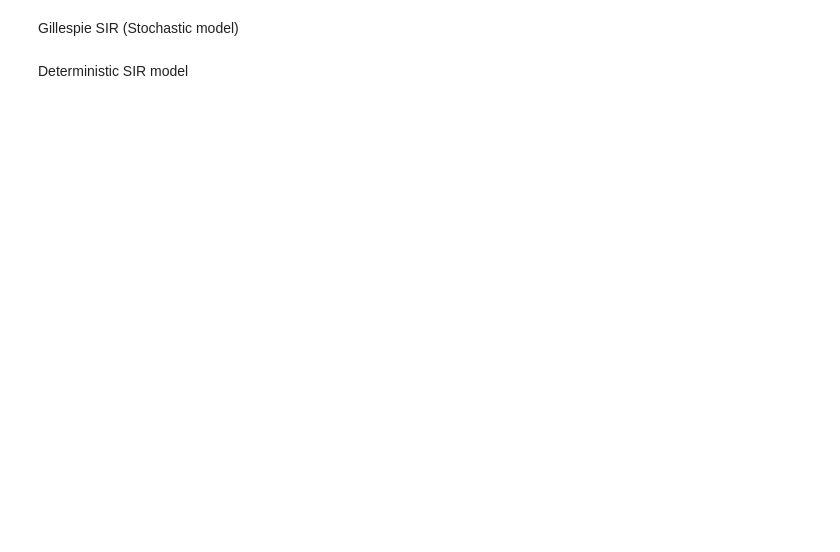
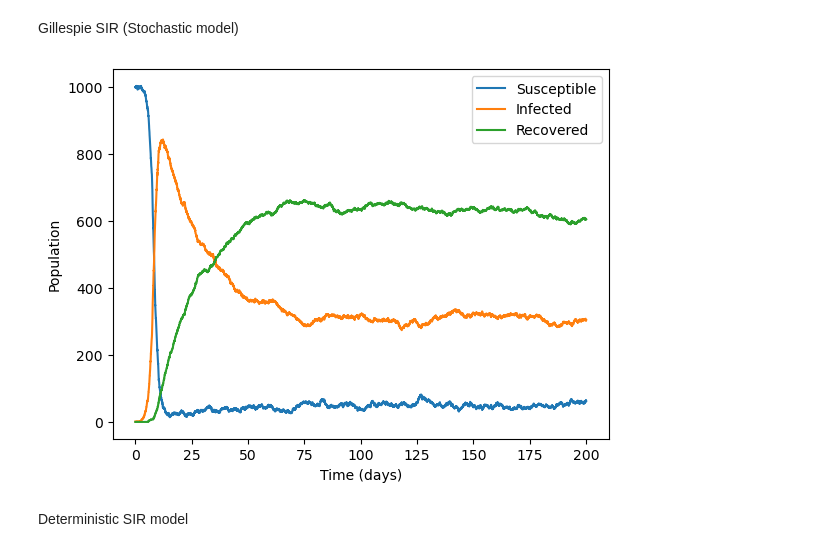
Before and after one commit to zoeazra/CLS-Ass-2, a Jupyter notebook: assignment 2.ipynb, the cells around one changed output. Cells and saved outputs as stored; diff of their text form; code cells hidden in the pictures; blank space fills up the shorter version.

```diff
--- a/assignment 2.ipynb
+++ b/assignment 2.ipynb
@@ -54,7 +54,7 @@ def gillespie_sir(X0, Y0, Z0, beta, gamma, mu, N, tend, seed = None):
         cum_rate = 0
 
         # determine which event happens
-        if rand < (cum_rate := cum_rate + birth_rate) # birth event
+        if rand < (cum_rate := cum_rate + birth_rate): # birth event
             current_X += 1
 
         elif rand < (cum_rate := cum_rate + infection_rate) and current_X > 0: # infection event
@@ -74,33 +74,35 @@ def gillespie_sir(X0, Y0, Z0, beta, gamma, mu, N, tend, seed = None):
         elif rand < (cum_rate := cum_rate + death_recov_rate): # death of recovered
                 current_Z -= 1
 
         X.append(current_X)
         Y.append(current_Y)
         Z.append(current_Z)
     return X, Y, Z, t
 
 
 N = 1000
 tend = 200 # simulation time (200 days)
 beta = 1
 gamma = 1/30
 mu = 1/60
 X0 = 999
 Y0 = 1
 Z0 = 0
 seed = 42
 
 Xs, Ys, Zs, t = gillespie_sir(X0, Y0, Z0, beta, gamma, mu, N, tend, seed = seed)
 
 # Plot the results
 plt.plot(t, Xs, label="Susceptible")
 plt.plot(t, Ys, label="Infected")
 plt.plot(t, Zs, label="Recovered")
 
 plt.xlabel("Time (days)")
 plt.ylabel("Population")
 plt.legend()
 plt.show()
+# %% [output]
+[figure, added]
 # %% [markdown]
 Deterministic SIR model
 # %%
```
Also changed, not shown: parts of 4 cells of this notebook.
